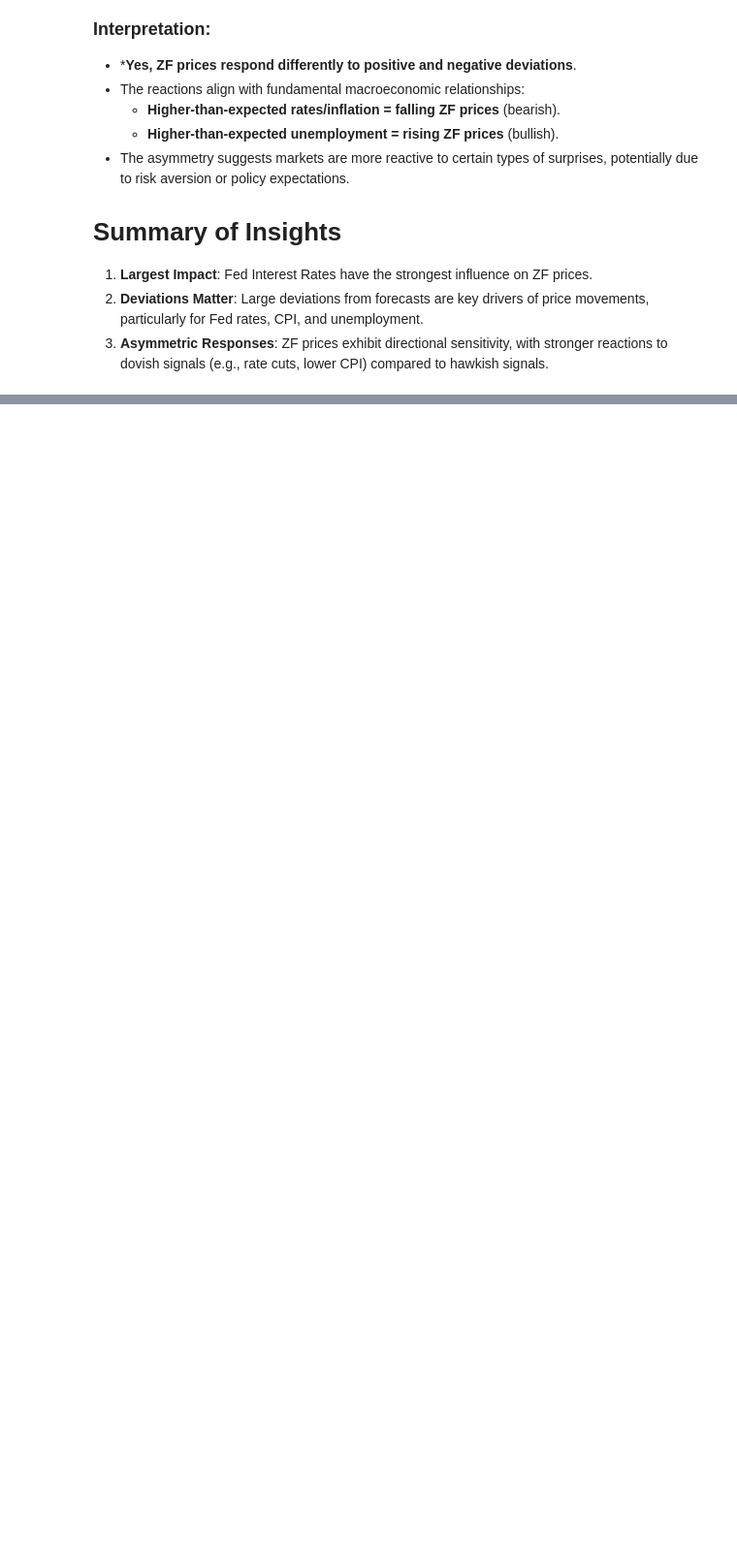
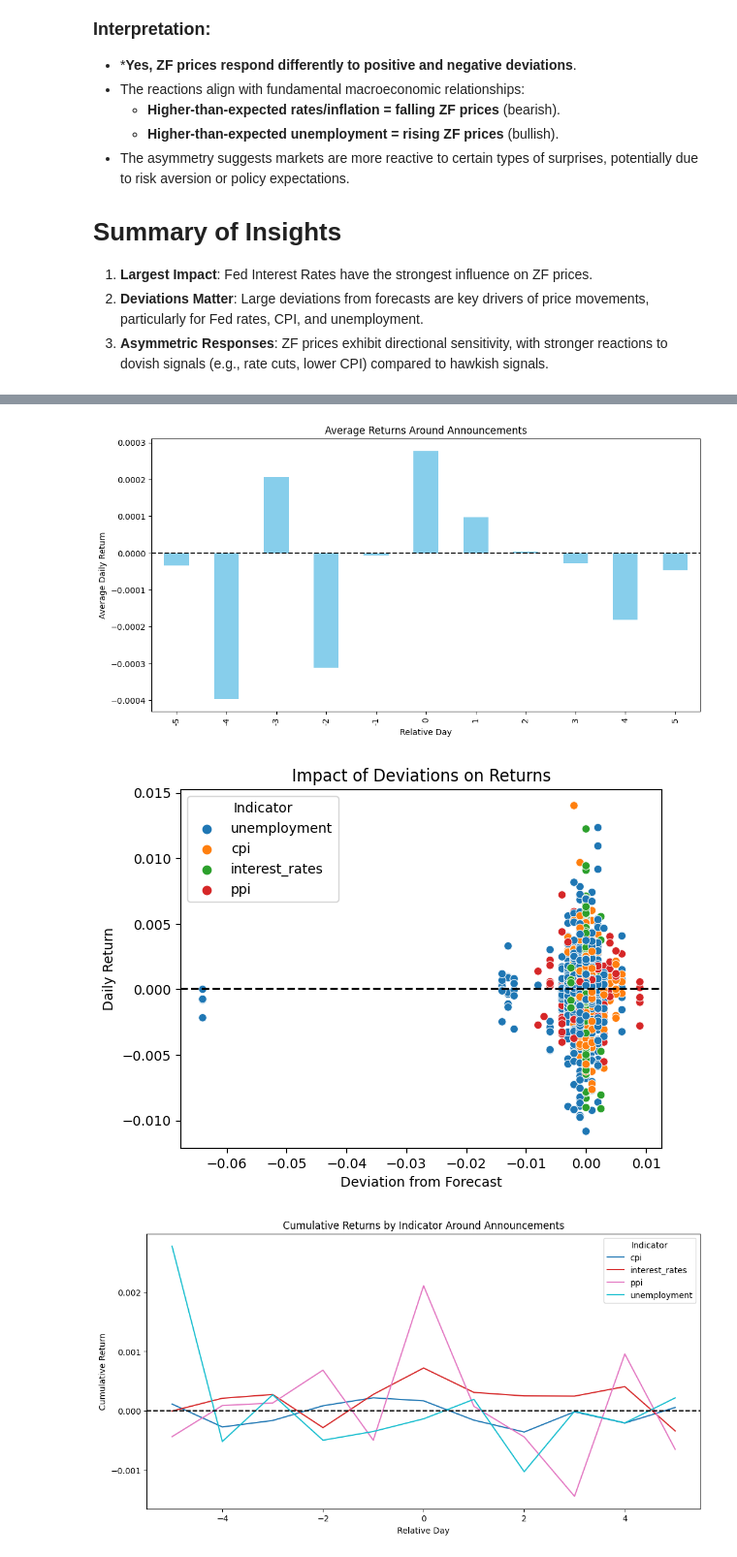
Before and after one commit to lazaros-23/options_trading, a Jupyter notebook: eda_on_announcement_days.ipynb, the cells around one changed output, grey strips where cells are left out. Shown at 97% size. Drawn from its saved outputs; the diff is of its cells as text; code cells hidden in the pictures; blank space fills up the shorter version.

```diff
--- a/eda_on_announcement_days.ipynb
+++ b/eda_on_announcement_days.ipynb
@@ -428,0 +370,62 @@ announcement_days.columns
+# %%
+# Step 1: Associate ZF data with announcements and calculate deviations
+window = 5  # Window size around announcements
+
+# Add necessary columns to ZF dataset
+zf_data['RelativeDay'] = None
+zf_data['Indicator'] = None
+zf_data['Deviation'] = None
+
+# Loop through each indicator to label ZF data
+for indicator, df in [('ppi', ppi_data), ('cpi', cpi_data), ('unemployment', unemployment_data), ('interest_rates', fed_rates_data)]:
+    actual_col = f'{indicator.lower()}_actual'
+    forecast_col = f'{indicator.lower()}_forecast'
+
+    for _, row in df.iterrows():
+        announcement_date = row['date']
+        deviation = row[actual_col] - row[forecast_col] if not pd.isnull(row[actual_col]) and not pd.isnull(row[forecast_col]) else None
+
+        for offset in range(-window, window + 1):
+            target_date = announcement_date + pd.Timedelta(days=offset)
+            if target_date in zf_data['date'].values:
+                idx = zf_data[zf_data['date'] == target_date].index[0]
+                zf_data.at[idx, 'RelativeDay'] = offset
+                zf_data.at[idx, 'Indicator'] = indicator
+                zf_data.at[idx, 'Deviation'] = deviation
+
+# Step 2: Filter relevant data
+windowed_data = zf_data[zf_data['RelativeDay'].notnull()]
+
+# Step 3: Analyze Patterns
+import seaborn as sns
+
+# Plot average returns around announcements by relative day
+average_returns = windowed_data.groupby('RelativeDay')['Daily Return'].mean()
+average_returns.plot(kind='bar', figsize=(12, 6), color='skyblue')
+plt.title('Average Returns Around Announcements')
+plt.xlabel('Relative Day')
+plt.ylabel('Average Daily Return')
+plt.axhline(0, color='black', linestyle='--')
+plt.show()
+
+# Analyze deviation impacts on returns
+sns.scatterplot(data=windowed_data, x='Deviation', y='Daily Return', hue='Indicator')
+plt.title('Impact of Deviations on Returns')
+plt.xlabel('Deviation from Forecast')
+plt.ylabel('Daily Return')
+plt.axhline(0, color='black', linestyle='--')
+plt.show()
+
+# Cumulative returns grouped by indicator and relative day
+cumulative_returns = windowed_data.groupby(['RelativeDay', 'Indicator'])['Daily Return'].mean().unstack()
+cumulative_returns.plot(figsize=(12, 6), cmap='tab10')
+plt.title('Cumulative Returns by Indicator Around Announcements')
+plt.xlabel('Relative Day')
+plt.ylabel('Cumulative Return')
+plt.axhline(0, color='black', linestyle='--')
+plt.legend(title='Indicator')
+plt.show()
+# %% [output]
+[figure, added]
+[figure, added]
+[figure, added]
```
Also changed, not shown: parts of 13 cells of this notebook.
